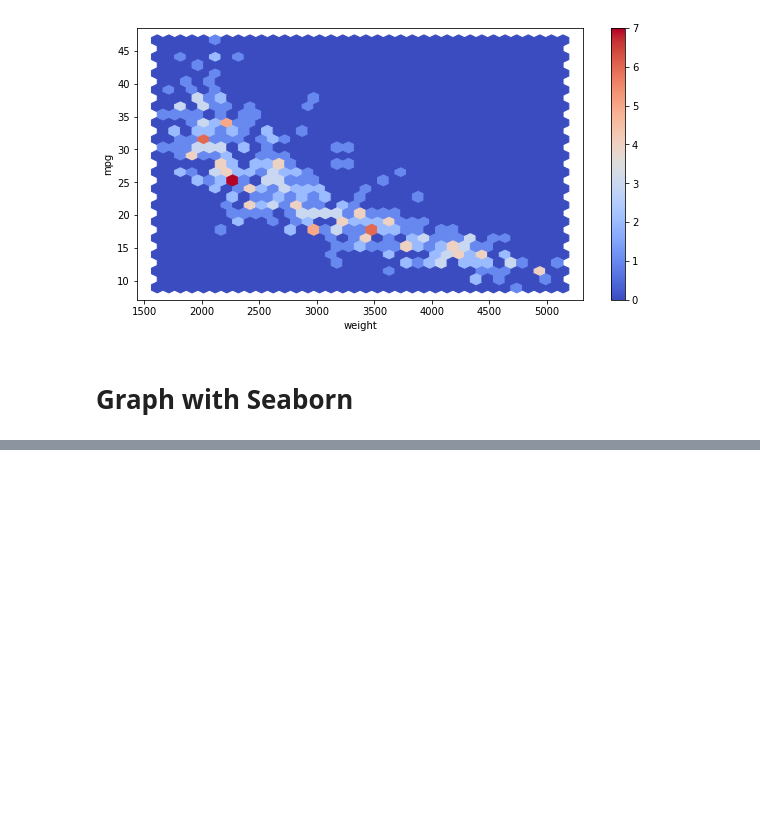
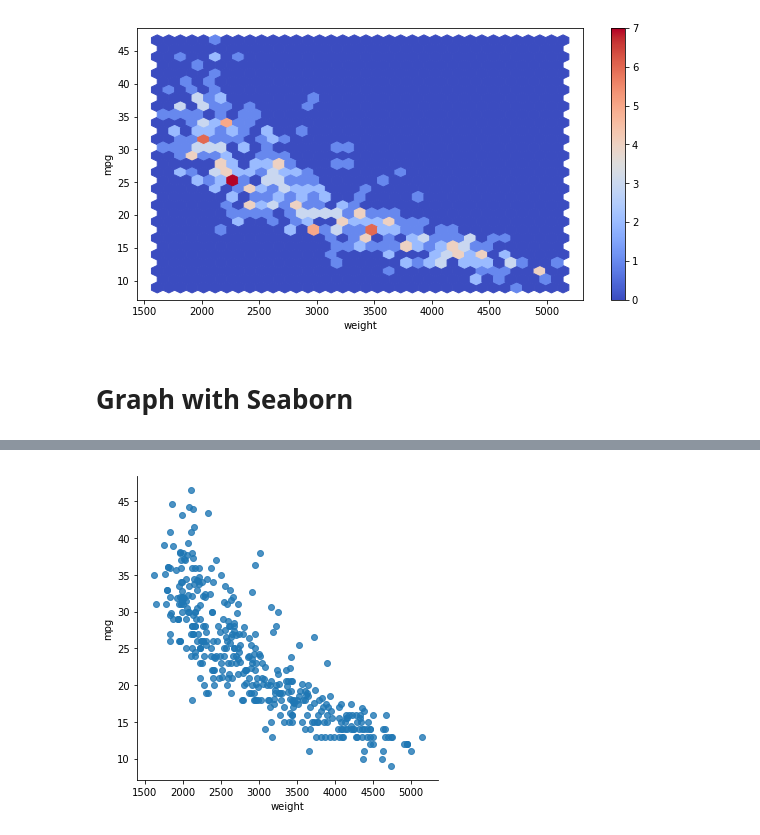
Before and after one commit to KrishnKrPatel/data_preprocessing, a Jupyter notebook: graph.ipynb, the cells around one changed output, grey strips where cells are left out. Cells and saved outputs as stored; diff of their text form; code cells hidden in the pictures; blank space fills up the shorter version.

```diff
--- a/graph.ipynb
+++ b/graph.ipynb
@@ -81,0 +100,5 @@ plt.show()
+# %%
+sns.lmplot('weight','mpg',data=df,fit_reg=False)
+plt.show()
+# %% [output]
+[figure, added]
```
Also changed, not shown: parts of 16 cells of this notebook.
